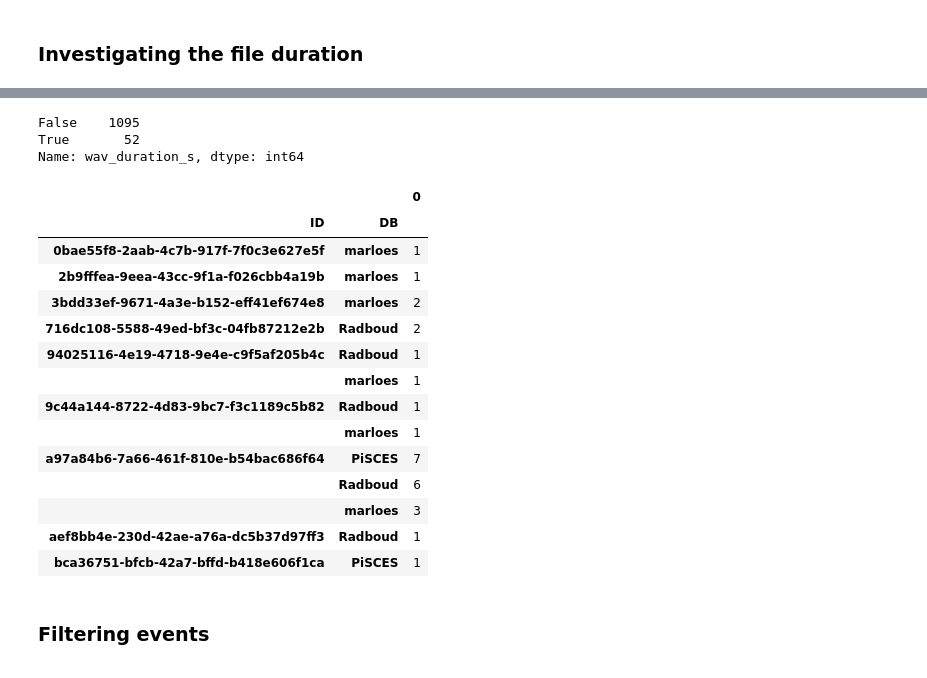
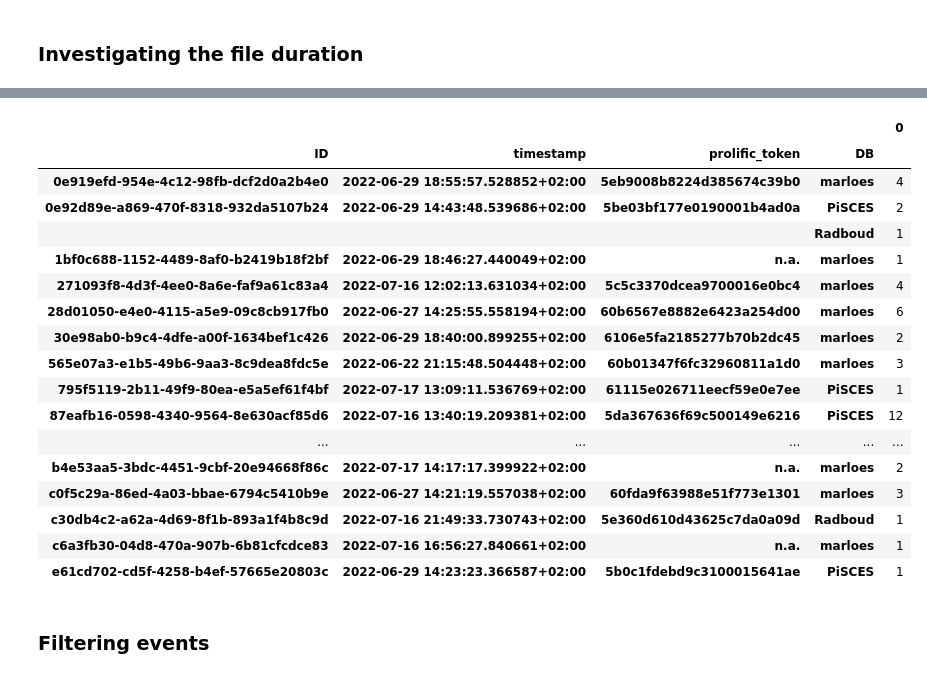
Before and after one commit to predict-idlab/gssp_analysis, a Jupyter notebook: notebooks/0.1_EDA.ipynb, the cells around one changed output, grey strips where cells are left out. Drawn from its saved outputs; the diff is of its cells as text; code cells hidden in the pictures.

```diff
--- a/notebooks/0.1_EDA.ipynb
+++ b/notebooks/0.1_EDA.ipynb
@@ -127,7 +106,9 @@ df_metadata["age"] = df_metadata["age"].astype(int)
 df_metadata[["sex", "device", "education"]] = df_metadata[
     ["sex", "device", "education"]
 ].astype("category")
-df_metadata["timestamp"] = pd.to_datetime(df_metadata.timestamp).dt.tz_convert(
-    "europe/brussels"
-)
+df_metadata["timestamp"] = pd.to_datetime(
+    df_metadata.timestamp, utc=True
+).dt.tz_convert("Europe/Brussels")
+
 del folder, metadata_dict, metadata_dict_list, f, metadata
+df_metadata.info()
@@ -162,9 +144,13 @@ array([<AxesSubplot:ylabel='Frequency'>, <AxesSubplot:ylabel='Frequency'>,
 df_metadata_relevant = (
     df_metadata[
         (df_metadata.Marloes >= 6)
-        & (df_metadata.Radboud >= 15)
-        & (df_metadata.PiSCES >= 15)
+        & (df_metadata.Radboud >= 13)
+        & (df_metadata.PiSCES >= 13)
     ]
     .reset_index(drop=True)
     .copy()
 )
+
+df_metadata_relevant[
+    ["age", "sex", "device", "Marloes", "PiSCES", "Radboud"]
+].describe()
@@ -399,9 +351,0 @@ Name: time_str, Length: 1147, dtype: object
-# %%
-# create the time-columns in which the time-str and the timestamp are merged
-df_session_tot["time"] = df_session_tot.apply(
-    lambda r: r.timestamp.replace(
-        **dict(zip(["hour", "minute", "second"], list(map(int, r.time_str.split(":")))))
-    ),
-    axis=1,
-)
-((df_session_tot.time - df_session_tot.timestamp).dt.total_seconds() / 60).plot.hist()
@@ -420,10 +363,10 @@ print(1 + np.argsort(np.argsort(test_arr)))
 [0 4 2 3 5 1 7 6 8]
 [1 6 3 4 2 5 8 7 9]
 # %%
-df_session_tot["DB_no"] = df_session_tot.groupby(["ID", "DB"])["time"].apply(
+df_session_tot["DB_no"] = df_session_tot.groupby(["ID", "DB"])["wav_timestamp"].apply(
     lambda s: 1 + s.argsort().argsort()
 )
-df_session_tot["session_no"] = df_session_tot.groupby(["ID"])["time"].apply(
+df_session_tot["session_no"] = df_session_tot.groupby(["ID"])["wav_timestamp"].apply(
     lambda s: 1 + s.argsort().argsort()
 )
 
@@ -432,6 +375,6 @@ pic_mask = df_session_tot.DB != "marloes"
 df_session_tot.loc[pic_mask, "pic_no"] = (
     df_session_tot[pic_mask]
     .groupby(["ID"])
-    .time.apply(lambda s: 1 + s.argsort().argsort())
+    .wav_timestamp.apply(lambda s: 1 + s.argsort().argsort())
 )
 # %% [markdown]
@@ -503,30 +434,27 @@ True       46
 Name: wav_duration_s, dtype: int64
-# %%
-(df_session_tot.wav_duration_s < 15).value_counts()
-# %% [output]
-False    1095
-True       52
-Name: wav_duration_s, dtype: int64
 # %%
-df_session_tot[(df_session_tot.wav_duration_s < 1)].groupby(
-    ["ID", "DB"]
+df_session_tot[(df_session_tot.wav_duration_s < 10)].groupby(
+    ["ID", "timestamp", "prolific_token", "DB"]
 ).size().to_frame()
 # %% [output]
-|  |  | 0 |
-| ID | DB |  |
-| 0bae55f8-2aab-4c7b-917f-7f0c3e627e5f | marloes | 1 |
-| 2b9fffea-9eea-43cc-9f1a-f026cbb4a19b | marloes | 1 |
-| 3bdd33ef-9671-4a3e-b152-eff41ef674e8 | marloes | 2 |
-| 716dc108-5588-49ed-bf3c-04fb87212e2b | Radboud | 2 |
-| 94025116-4e19-4718-9e4e-c9f5af205b4c | Radboud | 1 |
-|  | marloes | 1 |
-| 9c44a144-8722-4d83-9bc7-f3c1189c5b82 | Radboud | 1 |
-|  | marloes | 1 |
-| a97a84b6-7a66-461f-810e-b54bac686f64 | PiSCES | 7 |
-|  | Radboud | 6 |
-|  | marloes | 3 |
-| aef8bb4e-230d-42ae-a76a-dc5b37d97ff3 | Radboud | 1 |
-| bca36751-bfcb-42a7-bffd-b418e606f1ca | PiSCES | 1 |
+|  |  |  |  | 0 |
+| ID | timestamp | prolific_token | DB |  |
+| 0e919efd-954e-4c12-98fb-dcf2d0a2b4e0 | 2022-06-29 18:55:57.528852+02:00 | 5eb9008b8224d385674c39b0 | marloes | 4 |
+| 0e92d89e-a869-470f-8318-932da5107b24 | 2022-06-29 14:43:48.539686+02:00 | 5be03bf177e0190001b4ad0a | PiSCES | 2 |
+|  |  |  | Radboud | 1 |
+| 1bf0c688-1152-4489-8af0-b2419b18f2bf | 2022-06-29 18:46:27.440049+02:00 | n.a. | marloes | 1 |
+| 271093f8-4d3f-4ee0-8a6e-faf9a61c83a4 | 2022-07-16 12:02:13.631034+02:00 | 5c5c3370dcea9700016e0bc4 | marloes | 4 |
+| 28d01050-e4e0-4115-a5e9-09c8cb917fb0 | 2022-06-27 14:25:55.558194+02:00 | 60b6567e8882e6423a254d00 | marloes | 6 |
+| 30e98ab0-b9c4-4dfe-a00f-1634bef1c426 | 2022-06-29 18:40:00.899255+02:00 | 6106e5fa2185277b70b2dc45 | marloes | 2 |
+| 565e07a3-e1b5-49b6-9aa3-8c9dea8fdc5e | 2022-06-22 21:15:48.504448+02:00 | 60b01347f6fc32960811a1d0 | marloes | 3 |
+| 795f5119-2b11-49f9-80ea-e5a5ef61f4bf | 2022-07-17 13:09:11.536769+02:00 | 61115e026711eecf59e0e7ee | PiSCES | 1 |
+| 87eafb16-0598-4340-9564-8e630acf85d6 | 2022-07-16 13:40:19.209381+02:00 | 5da367636f69c500149e6216 | PiSCES | 12 |
+| ... | ... | ... | ... | ... |
+| b4e53aa5-3bdc-4451-9cbf-20e94668f86c | 2022-07-17 14:17:17.399922+02:00 | n.a. | marloes | 2 |
+| c0f5c29a-86ed-4a03-bbae-6794c5410b9e | 2022-06-27 14:21:19.557038+02:00 | 60fda9f63988e51f773e1301 | marloes | 3 |
+| c30db4c2-a62a-4d69-8f1b-893a1f4b8c9d | 2022-07-16 21:49:33.730743+02:00 | 5e360d610d43625c7da0a09d | Radboud | 1 |
+| c6a3fb30-04d8-470a-907b-6b81cfcdce83 | 2022-07-16 16:56:27.840661+02:00 | n.a. | marloes | 1 |
+| e61cd702-cd5f-4258-b4ef-57665e20803c | 2022-06-29 14:23:23.366587+02:00 | 5b0c1fdebd9c3100015641ae | PiSCES | 1 |
 # %% [markdown]
 ### Filtering events
 # %%
```
Also changed, not shown: parts of 45 cells of this notebook.
